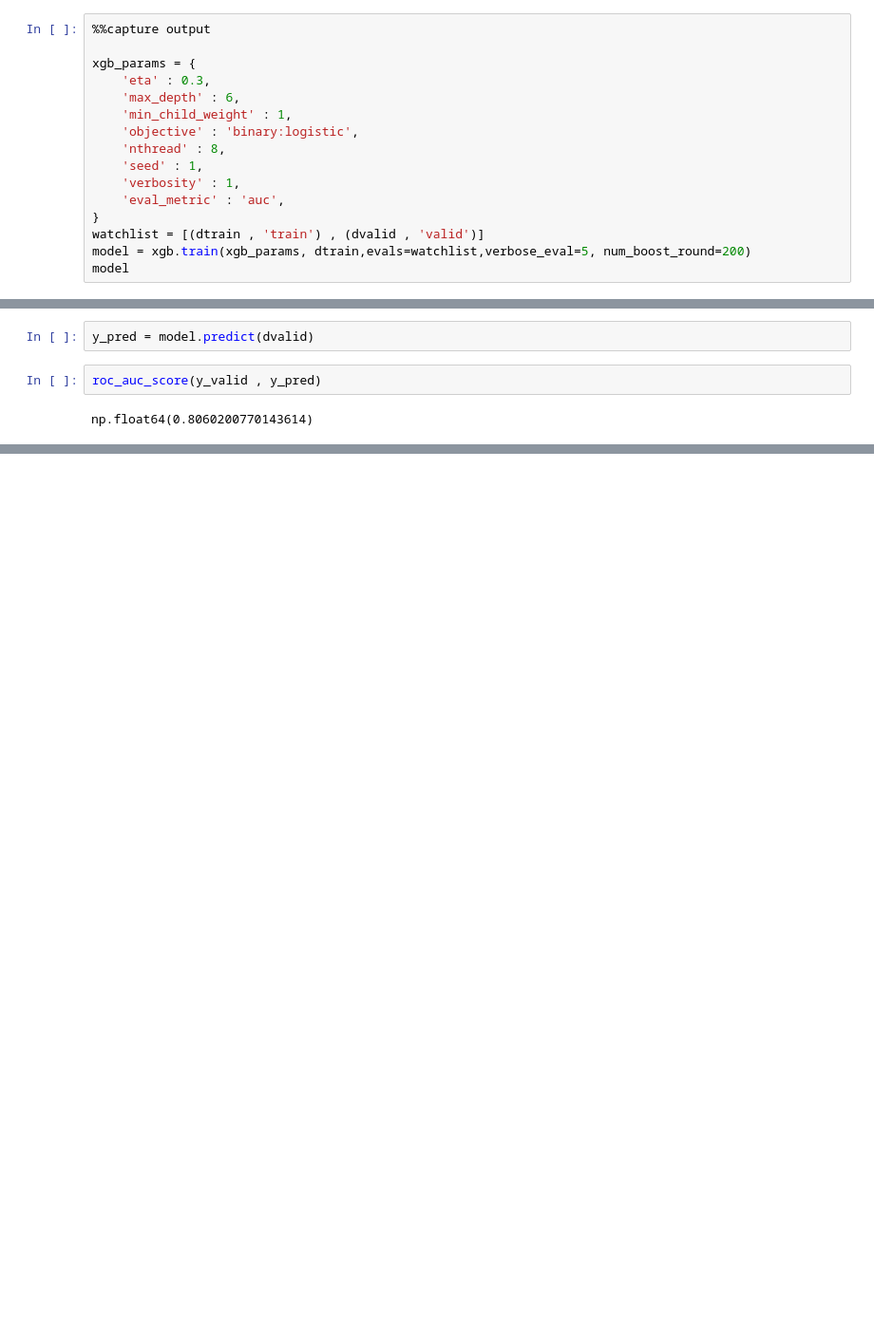
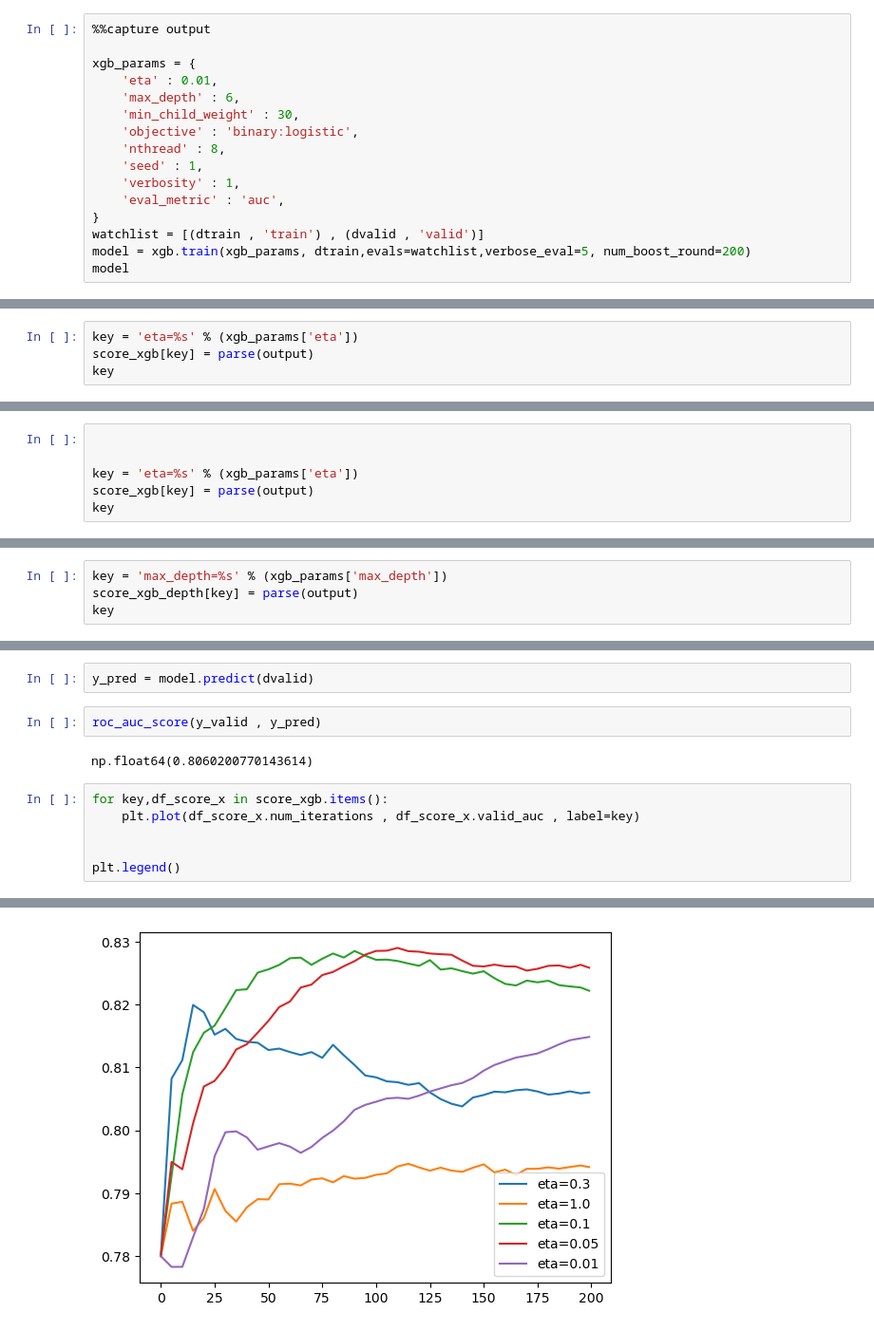
Before and after one commit to ayushsingh991399/Machine_learning_Bootcamp_2025, a Jupyter notebook: Credit_risk_project.ipynb, the cells around one changed output, grey strips where cells are left out. Shown at 95% size. Cells and saved outputs as stored; diff of their text form; blank space fills up the shorter version.

```diff
--- a/Credit_risk_project.ipynb
+++ b/Credit_risk_project.ipynb
@@ -529,9 +533,9 @@ dvalid = xgb.DMatrix(X_valid , label=y_valid , feature_names=feature)
 %%capture output
 
 xgb_params = {
-    'eta' : 0.3,
+    'eta' : 0.01,
     'max_depth' : 6,
-    'min_child_weight' : 1,
+    'min_child_weight' : 30,
     'objective' : 'binary:logistic',
     'nthread' : 8,
     'seed' : 1,
@@ -543,0 +554,4 @@ model
+# %%
+key = 'eta=%s' % (xgb_params['eta'])
+score_xgb[key] = parse(output)
+key
@@ -594,3 +614,9 @@ plt.legend()
 # %% [output]
 <matplotlib.legend.Legend at 0x...>
 [figure]
+# %%
+
+
+key = 'eta=%s' % (xgb_params['eta'])
+score_xgb[key] = parse(output)
+key
@@ -596,0 +625,4 @@ plt.legend()
+# %%
+key = 'max_depth=%s' % (xgb_params['max_depth'])
+score_xgb_depth[key] = parse(output)
+key
@@ -600,3 +652,10 @@ y_pred = model.predict(dvalid)
 roc_auc_score(y_valid , y_pred)
 # %% [output]
 np.float64(0.8060200770143614)
+# %%
+for key,df_score_x in score_xgb.items():
+    plt.plot(df_score_x.num_iterations , df_score_x.valid_auc , label=key)
+
+
+plt.legend()
+# %% [output]
@@ -602,0 +663 @@ np.float64(0.8060200770143614)
+[figure, added]
```
Also changed, not shown: parts of 31 cells of this notebook.
